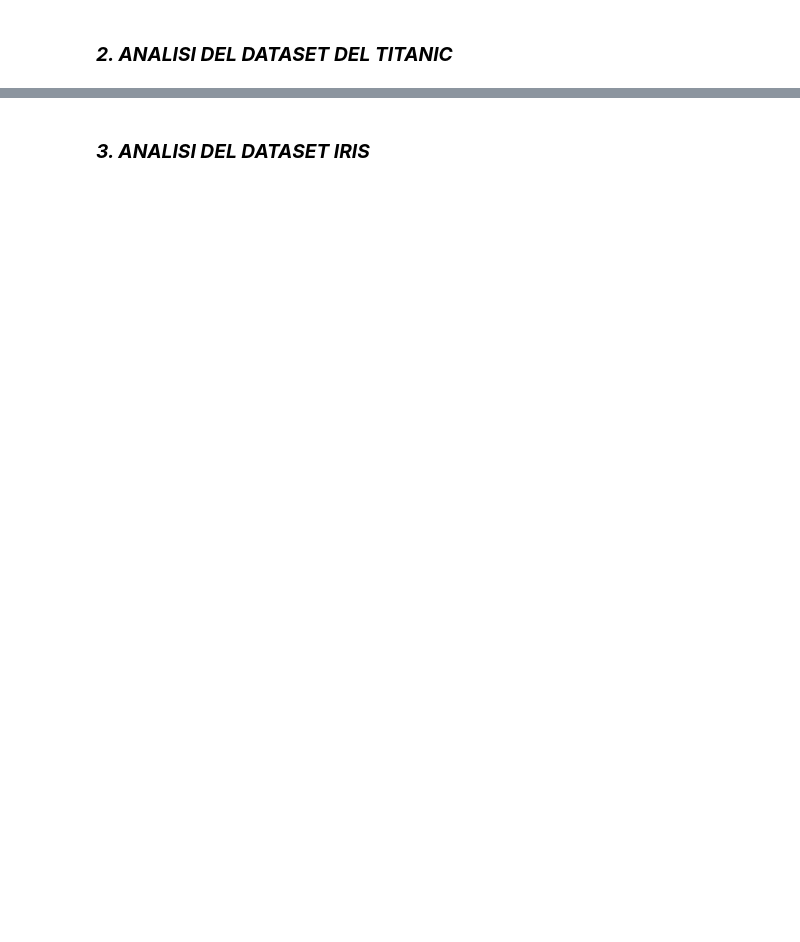
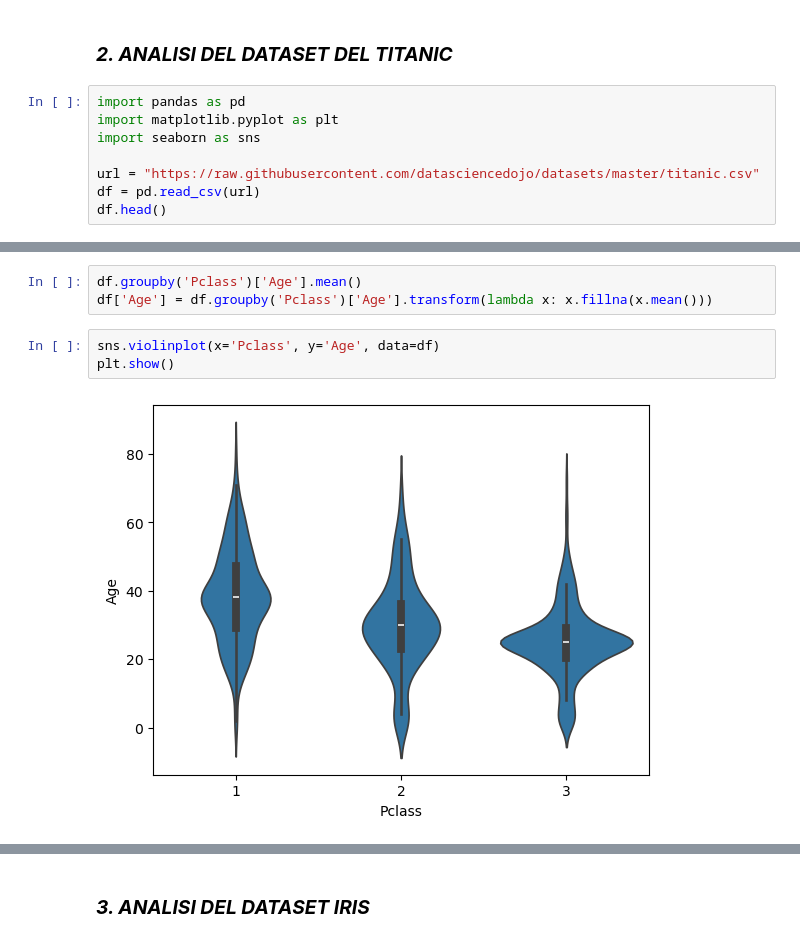
Before and after one commit to MatteoBarel57/programminglab2, a Jupyter notebook: Es4.ipynb, the cells around one changed output, grey strips where cells are left out. Drawn from its saved outputs; the diff is of its cells as text; blank space fills up the shorter version.

```diff
--- a/Es4.ipynb
+++ b/Es4.ipynb
@@ -32,2 +32,10 @@ plt.show()
 # %% [markdown]
 ### ***2. ANALISI DEL DATASET DEL TITANIC***
+# %%
+import pandas as pd
+import matplotlib.pyplot as plt
+import seaborn as sns
+
+url = "https://raw.githubusercontent.com/datasciencedojo/datasets/master/titanic.csv"
+df = pd.read_csv(url)
+df.head()
@@ -33,0 +113,8 @@ plt.show()
+# %%
+df.groupby('Pclass')['Age'].mean()
+df['Age'] = df.groupby('Pclass')['Age'].transform(lambda x: x.fillna(x.mean()))
+# %%
+sns.violinplot(x='Pclass', y='Age', data=df)
+plt.show()
+# %% [output]
+[figure, added]
```
Also changed, not shown: parts of 6 cells of this notebook.
